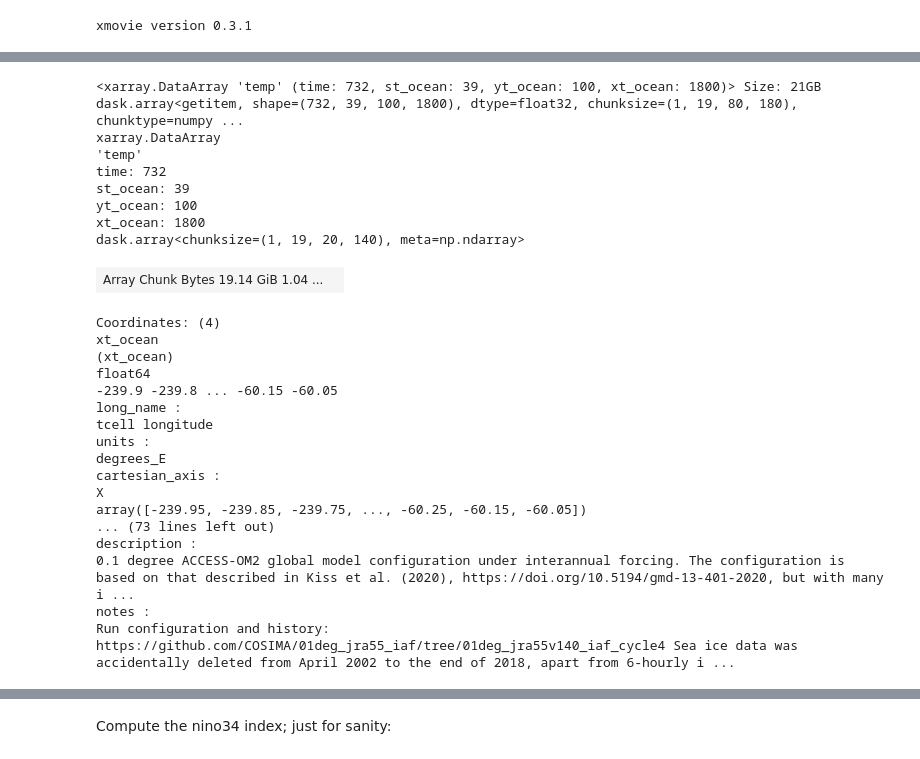
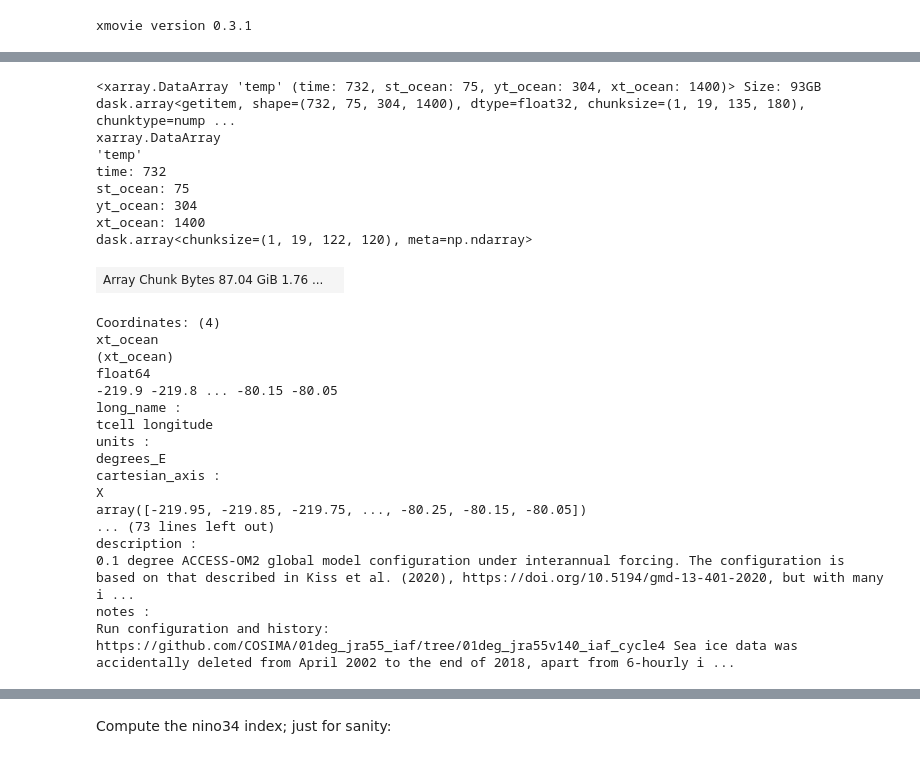
Before and after one commit to navidcy/LaNina-flavours, a Jupyter notebook: ACCESS-OM2/access-om2-investigations.ipynb, the cells around one changed output, grey strips where cells are left out. Drawn from its saved outputs; the diff is of its cells as text; code cells hidden in the pictures.

```diff
--- a/ACCESS-OM2/access-om2-investigations.ipynb
+++ b/ACCESS-OM2/access-om2-investigations.ipynb
@@ -114,33 +113,47 @@ def load_variable(resolution, varname, start_time, end_time, depth_slice, lat_sl
         var = var.cf.sel(vertical=depth_slice)
 
     return var
-# %%
-temp = load_variable(resolution, "temp", start_time, end_time, depth_slice, lat_slice, lon_slice)
-temp
-# %% [output]
-<xarray.DataArray 'temp' (time: 732, st_ocean: 39, yt_ocean: 100, xt_ocean: 1800)> Size: 21GB dask.array<getitem, shape=(732, 39, 100, 1800), dtype=float32, chunksize=(1, 19, 80, 180), chunktype=numpy ...
-xarray.DataArray
-'temp'
-time: 732
-st_ocean: 39
-yt_ocean: 100
-xt_ocean: 1800
-dask.array<chunksize=(1, 19, 20, 140), meta=np.ndarray>
-| Array Chunk Bytes 19.14 GiB 1.04 ... |  |
-Coordinates: (4)
-xt_ocean
-(xt_ocean)
-float64
--239.9 -239.8 ... -60.15 -60.05
-long_name :
-tcell longitude
-units :
-degrees_E
-cartesian_axis :
-X
-array([-239.95, -239.85, -239.75, ..., -60.25, -60.15, -60.05])
-... (73 lines left out)
-description :
-0.1 degree ACCESS-OM2 global model configuration under interannual forcing. The configuration is based on that described in Kiss et al. (2020), https://doi.org/10.5194/gmd-13-401-2020, but with many i ...
-notes :
-Run configuration and history: https://github.com/COSIMA/01deg_jra55_iaf/tree/01deg_jra55v140_iaf_cycle4 Sea ice data was accidentally deleted from April 2002 to the end of 2018, apart from 6-hourly i ...
+# %%
+experiment = "01deg_jra55v140_iaf_cycle4"
+
+minlon = -220
+maxlon = -80
+
+lat_slice = slice(-15, 15)
+lon_slice = slice(minlon, maxlon)
+
+temp = cc.querying.getvar(expt=experiment, variable='temp',
+                         session=session, frequency='1 monthly',
+                         attrs={'cell_methods': 'time: mean'},
+                         start_time=start_time,
+                         end_time=end_time)
+
+temp = temp.cf.sel(latitude=lat_slice).cf.sel(longitude=lon_slice)
+temp
+# %% [output]
+<xarray.DataArray 'temp' (time: 732, st_ocean: 75, yt_ocean: 304, xt_ocean: 1400)> Size: 93GB dask.array<getitem, shape=(732, 75, 304, 1400), dtype=float32, chunksize=(1, 19, 135, 180), chunktype=nump ...
+xarray.DataArray
+'temp'
+time: 732
+st_ocean: 75
+yt_ocean: 304
+xt_ocean: 1400
+dask.array<chunksize=(1, 19, 122, 120), meta=np.ndarray>
+| Array Chunk Bytes 87.04 GiB 1.76 ... |  |
+Coordinates: (4)
+xt_ocean
+(xt_ocean)
+float64
+-219.9 -219.8 ... -80.15 -80.05
+long_name :
+tcell longitude
+units :
+degrees_E
+cartesian_axis :
+X
+array([-219.95, -219.85, -219.75, ..., -80.25, -80.15, -80.05])
+... (73 lines left out)
+description :
+0.1 degree ACCESS-OM2 global model configuration under interannual forcing. The configuration is based on that described in Kiss et al. (2020), https://doi.org/10.5194/gmd-13-401-2020, but with many i ...
+notes :
+Run configuration and history: https://github.com/COSIMA/01deg_jra55_iaf/tree/01deg_jra55v140_iaf_cycle4 Sea ice data was accidentally deleted from April 2002 to the end of 2018, apart from 6-hourly i ...
```
Also changed, not shown: parts of 27 cells of this notebook.
